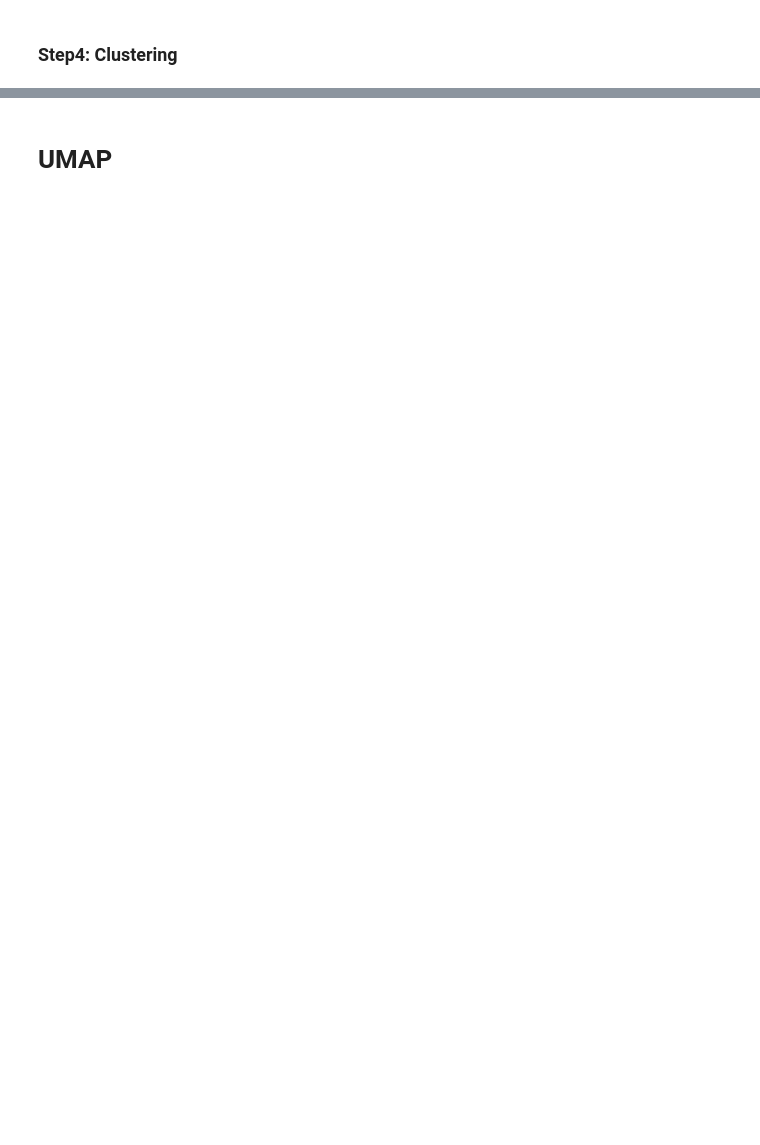
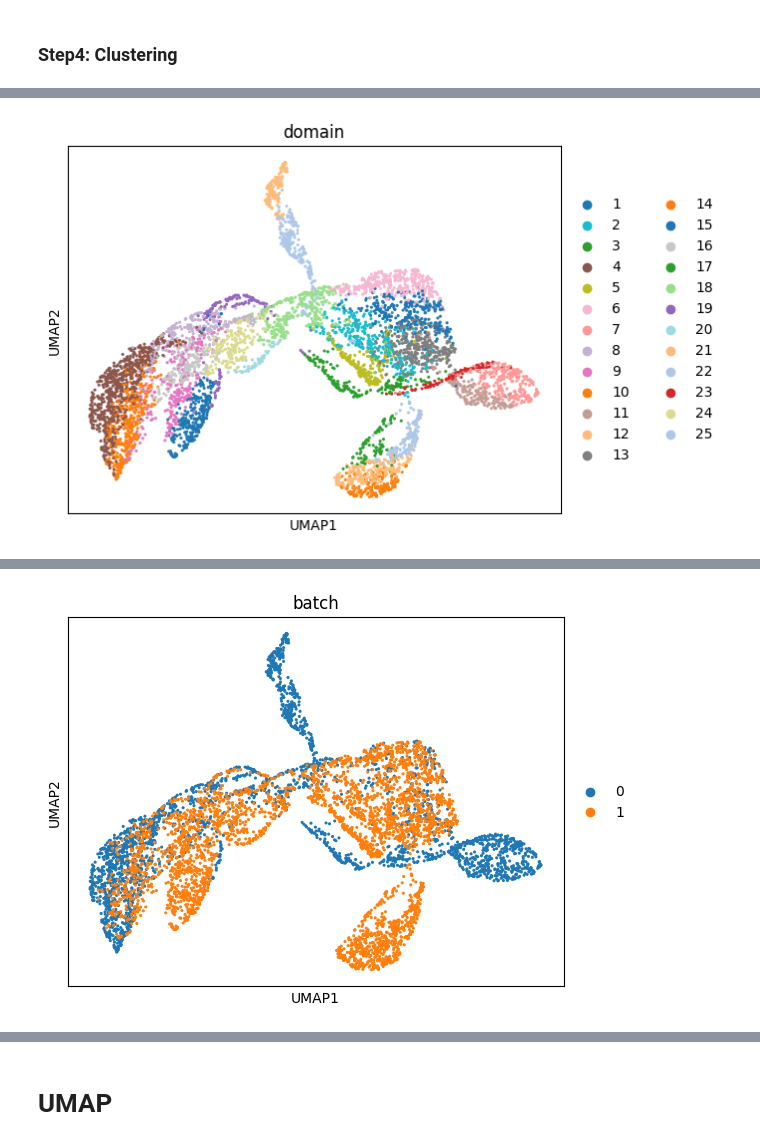
Before and after one commit to y-itao/STAIG, a Jupyter notebook: example/Fig-5b.ipynb, the cells around one changed output, grey strips where cells are left out. Cells and saved outputs as stored; diff of their text form; code cells hidden in the pictures; blank space fills up the shorter version.

```diff
--- a/example/Fig-5b.ipynb
+++ b/example/Fig-5b.ipynb
@@ -105,0 +113,6 @@ Median ILISI: 1.03
+# %%
+sc.pp.neighbors(staig.adata, use_rep='emb')
+sc.tl.umap(staig.adata)
+sc.pl.umap(staig.adata, color='domain',palette=color_fine, show=True,save='mouse_domain.pdf')
+sc.pl.umap(staig.adata, color='batch', show=True,save='mouse_batch.pdf')
+# %% [output]
@@ -105,0 +120 @@ Median ILISI: 1.03
+[figure, added]
@@ -106,3 +122,4 @@ Median ILISI: 1.03
+[figure, added]
 # %%
 plt.rcParams["figure.figsize"] = (12, 6)
 data_all = sc.read_h5ad('./Dataset/9.Mouse_Brain_Merge_Anterior_Posterior_Section_1/filtered_feature_bc_matrix.h5ad') #It merely utilizes already aligned coordinates for better demonstration.
```
Also changed, not shown: parts of 6 cells of this notebook, 6 other files.
